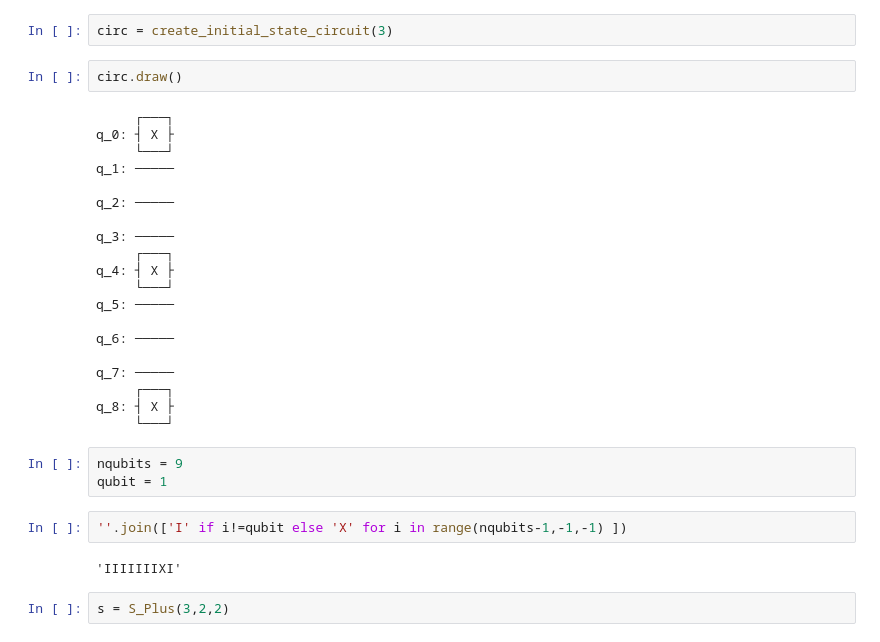
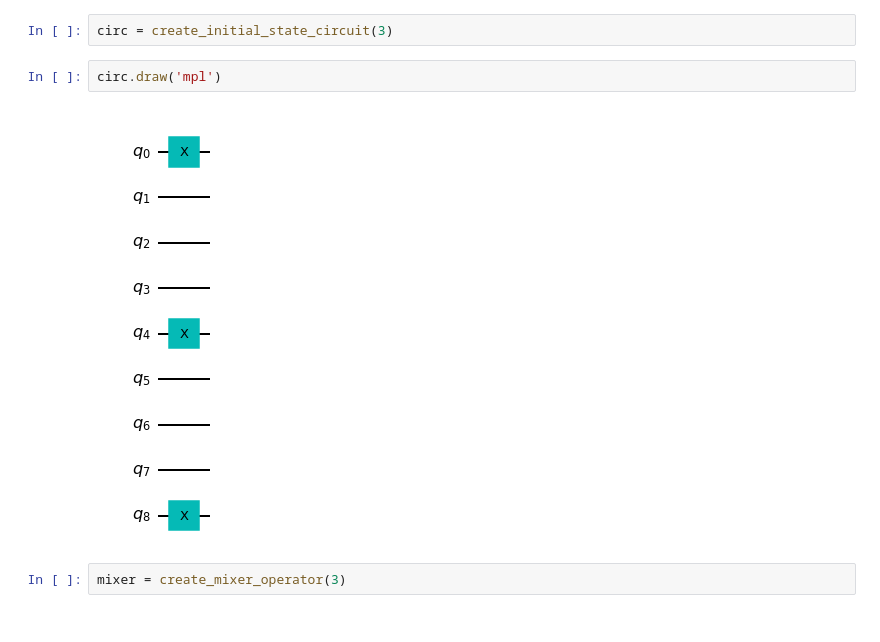
Before and after one commit to simondobers/quantum_alternating_operator, a Jupyter notebook: Untitled.ipynb, the cells around one changed output. Cells and saved outputs as stored; diff of their text form.

```diff
--- a/Untitled.ipynb
+++ b/Untitled.ipynb
@@ -15,33 +18,8 @@ plot_tsp_graph(matrix)
 # %%
 circ = create_initial_state_circuit(3)
 # %%
-circ.draw()
+circ.draw('mpl')
 # %% [output]
-     ┌───┐
-q_0: ┤ X ├
-     └───┘
-q_1: ─────
-
-q_2: ─────
-
-q_3: ─────
-     ┌───┐
-q_4: ┤ X ├
-     └───┘
-q_5: ─────
-
-q_6: ─────
-
-q_7: ─────
-     ┌───┐
-q_8: ┤ X ├
-     └───┘
+[figure, added]
 # %%
-nqubits = 9
-qubit = 1
+mixer = create_mixer_operator(3)
-# %%
-''.join(['I' if i!=qubit else 'X' for i in range(nqubits-1,-1,-1) ])
-# %% [output]
-'IIIIIIIXI'
-# %%
-s = S_Plus(3,2,2)
```
Also changed, not shown: parts of 11 cells of this notebook, 1 other file.
